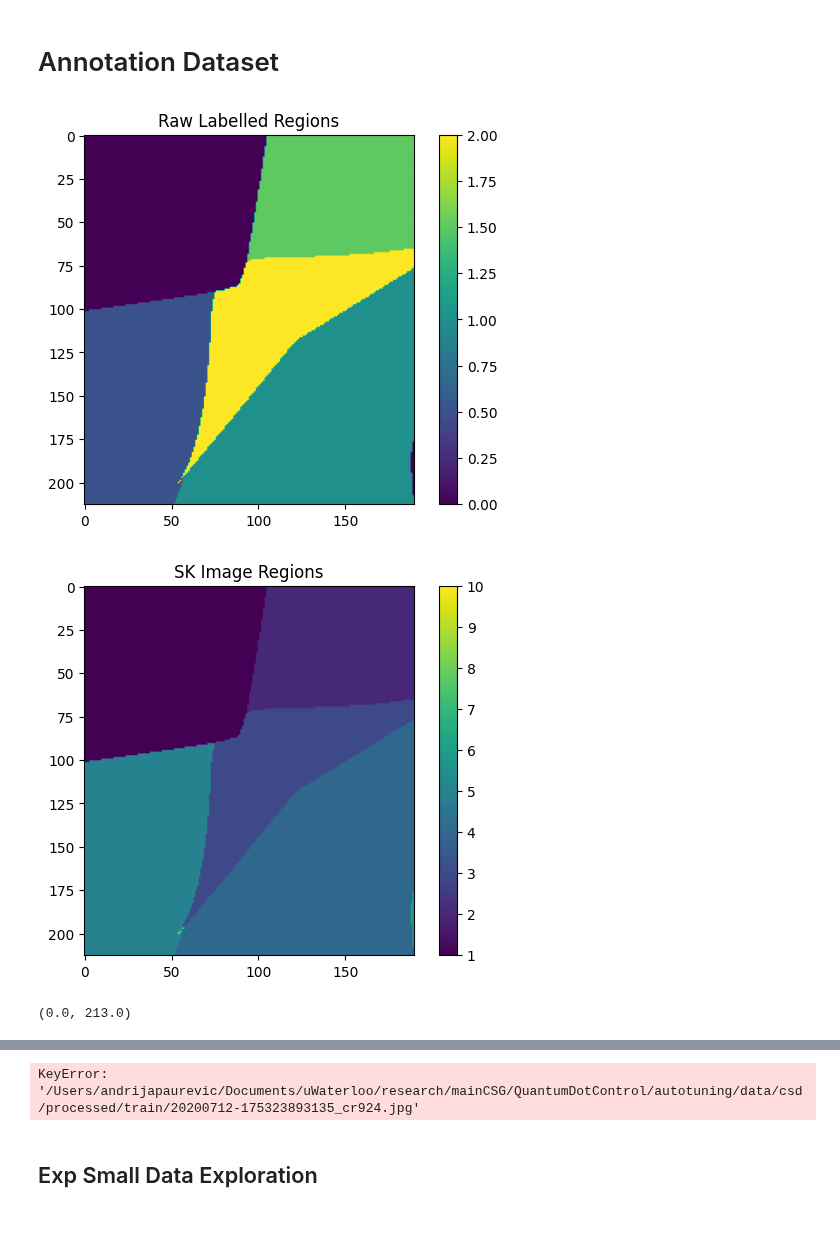
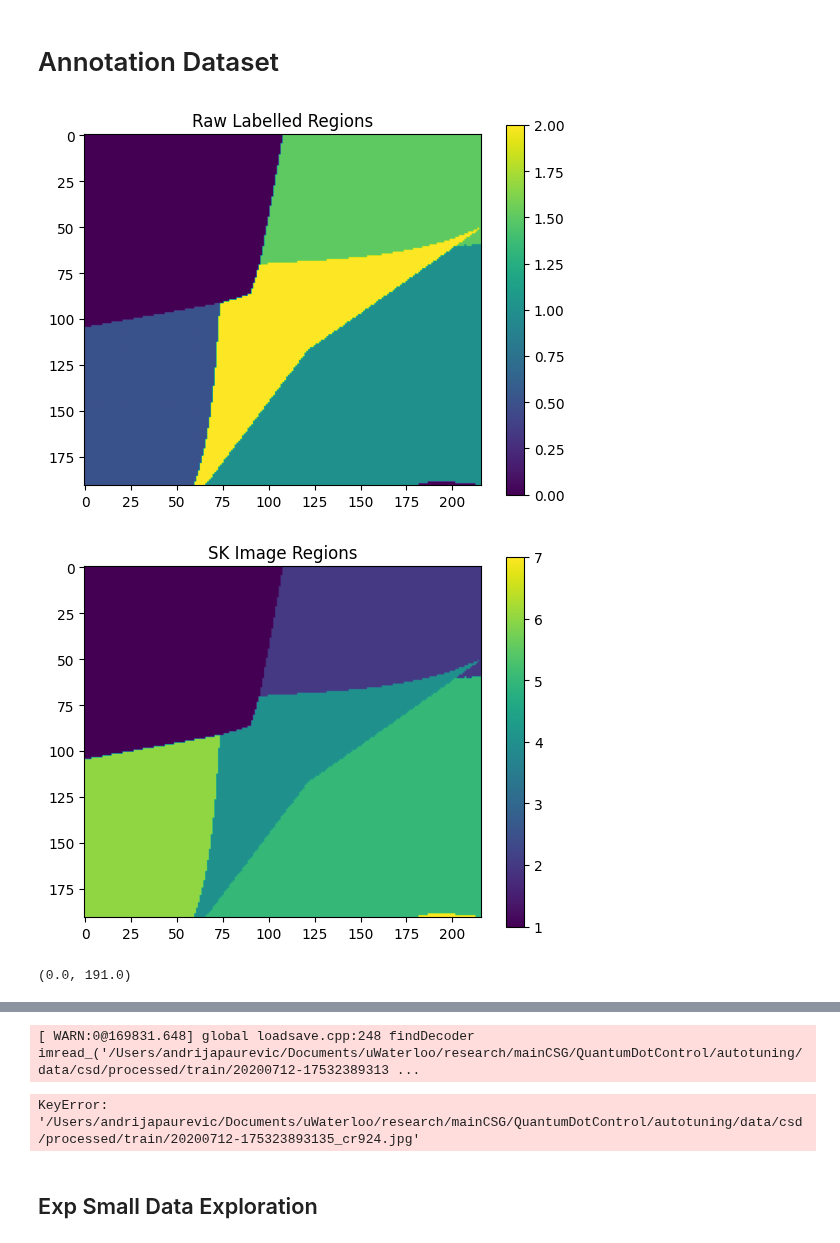
Before and after one commit to mainCSG/QuantumDotControl, a Jupyter notebook: autotuning/coarse_tuning/notebooks/data_visualization.ipynb, the cells around one changed output, grey strips where cells are left out. Drawn from its saved outputs; the diff is of its cells as text; code cells hidden in the pictures.

```diff
--- a/autotuning/coarse_tuning/notebooks/data_visualization.ipynb
+++ b/autotuning/coarse_tuning/notebooks/data_visualization.ipynb
@@ -58,7 +75,7 @@ import skimage as sk
 # file_path = "/Users/andrijapaurevic/Documents/uWaterloo/research/mainCSG/QuantumDotControl/autotuning/data/csd/raw/20200714-140115023515_cr1279.npy"
 # file_path = "/Users/andrijapaurevic/Documents/uWaterloo/research/mainCSG/QuantumDotControl/autotuning/data/csd/raw/20171118-125846183949.npy"
 # file_path = "/Users/andrijapaurevic/Documents/uWaterloo/research/mainCSG/QuantumDotControl/autotuning/data/csd/raw/20200711-161944699948_cr145.npy"
-file_path = "/Users/andrijapaurevic/Documents/uWaterloo/research/mainCSG/QuantumDotControl/autotuning/data/csd/raw/20200714-172019089587_cr1444.npy"
+file_path = "/Users/andrijapaurevic/Documents/uWaterloo/research/mainCSG/QuantumDotControl/autotuning/data/csd/raw/20200711-160629575364_cr75.npy"
 
 # Loads, *.npy file, extracts CSD
 qflow_data = np.load(file_path, allow_pickle=True).item()
@@ -201,33 +218,33 @@ for index in range(len(csd_qd_regions)):
     poly = [(x, y) for x, y in zip(px, py)]
     poly = np.array([p for x in poly for p in x]).reshape(-1,2)
 
     if len(px) <= 2 or len(py) <= 2:
         # print("Ignoring polygon from ", npy_file, "because a polygon was too small for detectron2.")
         continue
 
     poly_clockwise = organize_array_clockwise(poly)
     x0, y0 = find_polygon_centroid(poly_clockwise)
     x0_, y0_ = flip_coordinates_horizontal_axis([x0], [y0], axis=csd_qd_states.shape[0]/2)
     x0_, y0_ = flip_coordinates_horizontal_axis(y0_, x0_, axis=csd_qd_states.shape[1]/2)
     x0_val, y0_val = x0_[0], y0_[0]
 
     qd_num = class_dict[csd_qd_states[csd_qd_states.shape[0] - int(x0_val), csd_qd_states.shape[1] - int(y0_val)] ]
     # plt.scatter([csd_qd_states.shape[0] -int(x0_val)], [csd_qd_states.shape[1] - int(y0_val)], c="black")
     patches.append(matplotlib.patches.Polygon(poly_clockwise))
     category_dict = {"ND": "red", "LD": "green", "CD": "blue", "RD": "magenta", "DD": "orange"}
     plt.scatter([x0],[y0], c=category_dict[qd_num])
     plt.scatter(px,py)
 
 
 # p = PatchCollection(patches, cmap=matplotlib.cm.jet, alpha=0.4)
 # colors = 100*np.random.rand(len(patches))
 # p.set_array(np.array(colors))
 # ax.add_collection(p)
 # ax.autoscale_view()
 
 plt.xlim(0,N)
 plt.ylim(0,M)
 # %% [output]
-[figure, old version]
+[figure, new version]
-[figure, old version]
+[figure, new version]
-(0.0, 213.0)
+(0.0, 191.0)
@@ -352,7 +369,8 @@ def augment_image(image_path):
 
 augment_image(image_path)
 # %% [output]
-KeyError: '/Users/andrijapaurevic/Documents/uWaterloo/research/mainCSG/QuantumDotControl/autotuning/data/csd/processed/train/20200712-175323893135_cr924.jpg'
+[ WARN:0@169831.648] global loadsave.cpp:248 findDecoder imread_('/Users/andrijapaurevic/Documents/uWaterloo/research/mainCSG/QuantumDotControl/autotuning/data/csd/processed/train/20200712-17532389313 ...
+KeyError: '/Users/andrijapaurevic/Documents/uWaterloo/research/mainCSG/QuantumDotControl/autotuning/data/csd/processed/train/20200712-175323893135_cr924.jpg'
 # %% [markdown]
 ## Exp Small Data Exploration
 # %%
```
Also changed, not shown: parts of 12 cells of this notebook, 13 other files.
